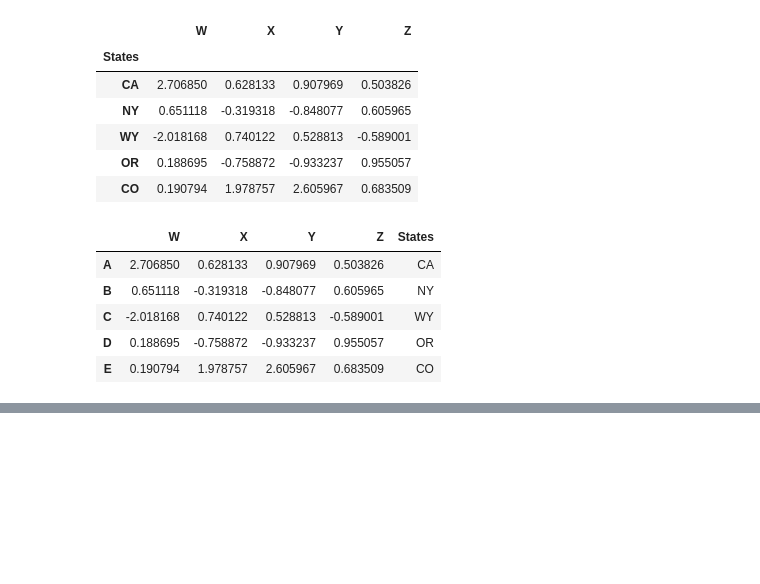
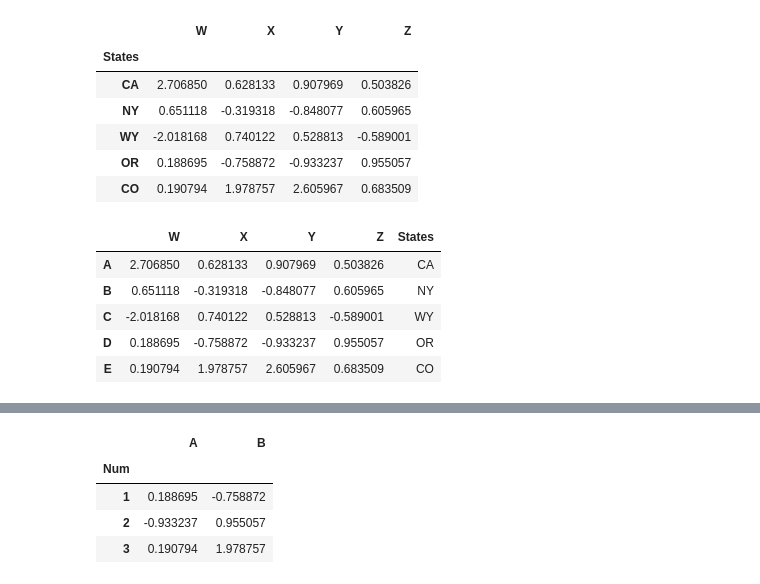
Before and after one commit to SwornaGit/udemy-python-course, a Jupyter notebook: Pandas/Pandas overview .ipynb, the cells around one changed output, grey strips where cells are left out. Drawn from its saved outputs; the diff is of its cells as text; code cells hidden in the pictures; blank space fills up the shorter version.

```diff
--- a/Pandas/Pandas overview .ipynb
+++ b/Pandas/Pandas overview .ipynb
@@ -525,0 +609,8 @@ df
+# %%
+df.loc['G1']
+# %% [output]
+|  | A | B |
+| Num |  |  |
+| 1 | 0.188695 | -0.758872 |
+| 2 | -0.933237 | 0.955057 |
+| 3 | 0.190794 | 1.978757 |
```
Also changed, not shown: parts of 17 cells of this notebook.
